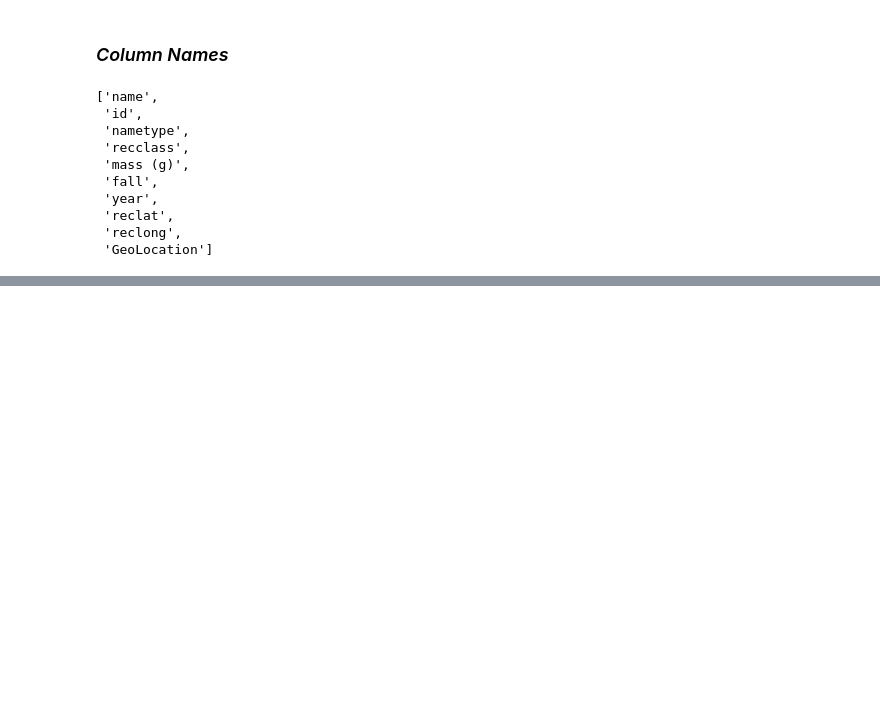
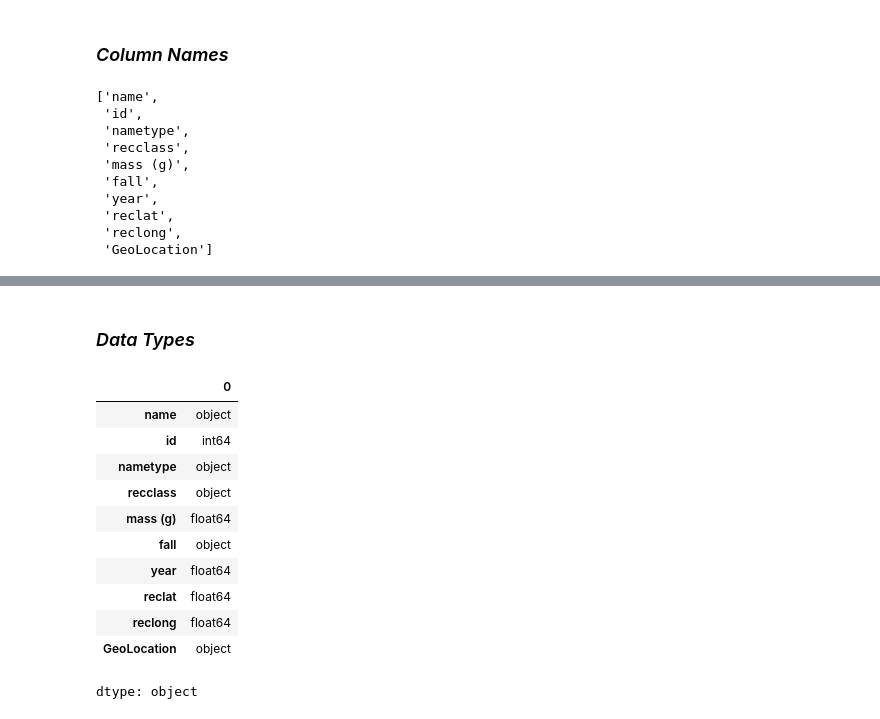
Before and after one commit to manaswiniyoshitha2006-netizen/ML-Evaluation, a Jupyter notebook: notebooks/clustering.ipynb, the cells around one changed output, grey strips where cells are left out. Cells and saved outputs as stored; diff of their text form; code cells hidden in the pictures; blank space fills up the shorter version.

```diff
--- a/notebooks/clustering.ipynb
+++ b/notebooks/clustering.ipynb
@@ -144,0 +167,17 @@ df.columns.tolist()
+# %% [markdown]
+### *Data Types*
+# %%
+df.dtypes
+# %% [output]
+|  | 0 |
+| name | object |
+| id | int64 |
+| nametype | object |
+| recclass | object |
+| mass (g) | float64 |
+| fall | object |
+| year | float64 |
+| reclat | float64 |
+| reclong | float64 |
+| GeoLocation | object |
+dtype: object
```
Also changed, not shown: parts of 10 cells of this notebook.
